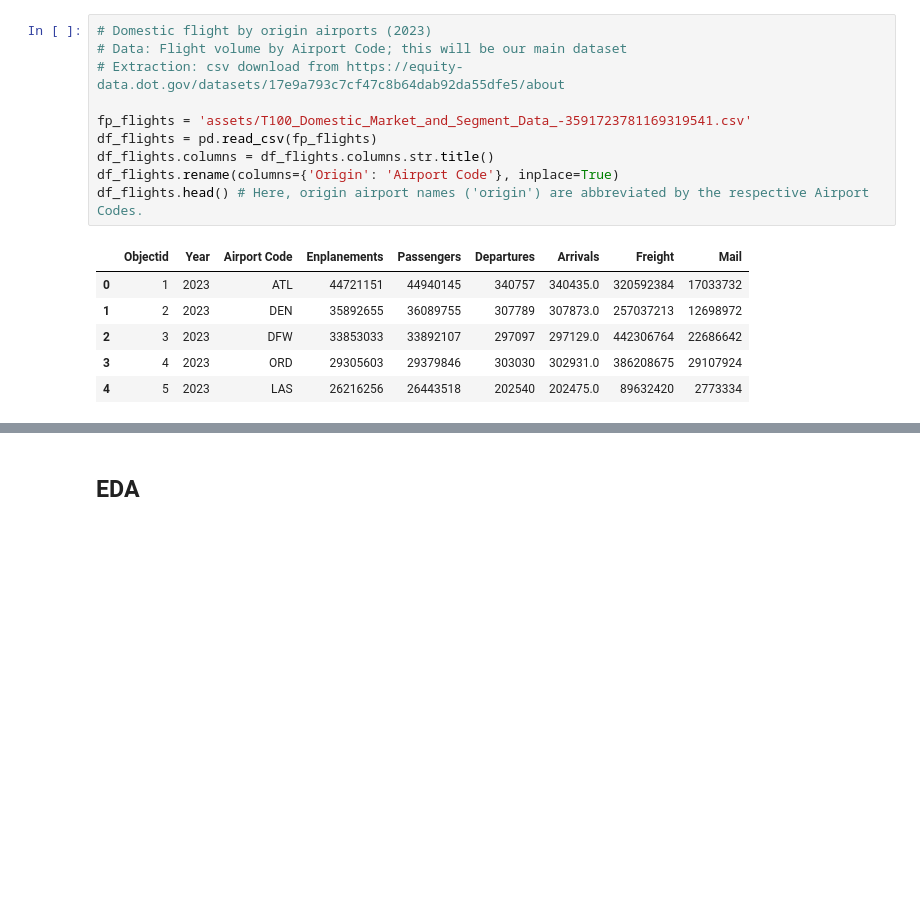
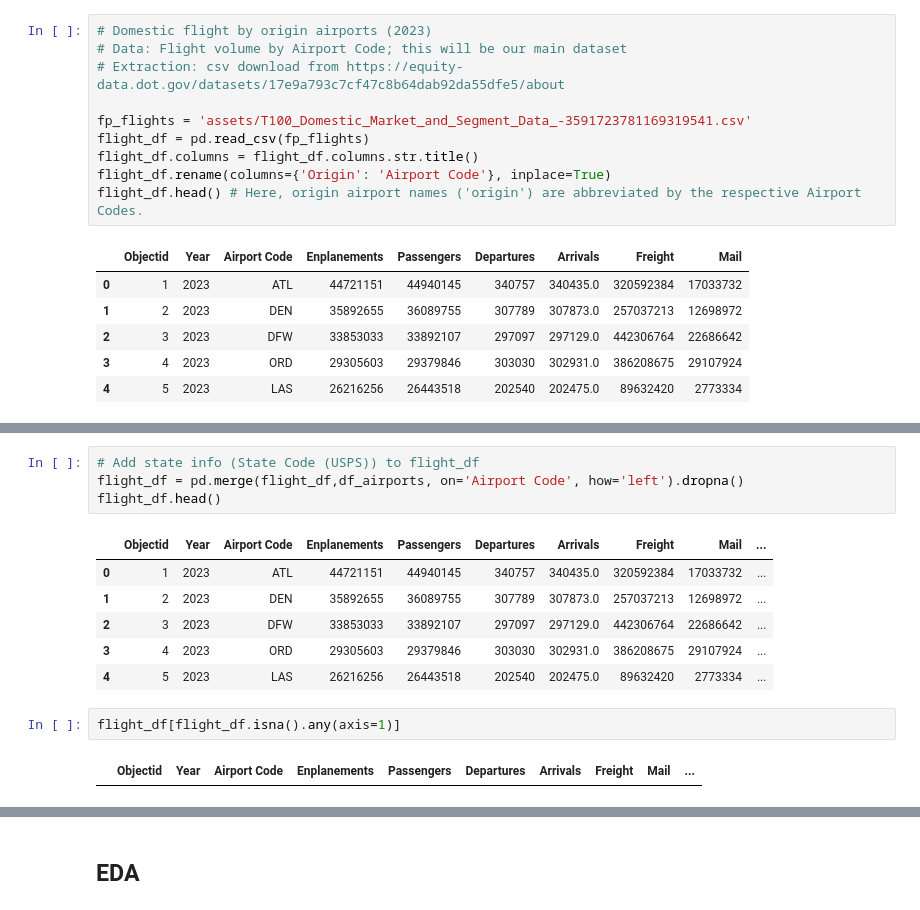
Before and after one commit to ningnonong/air-travel-project, a Jupyter notebook: EDA/MilestoneII_EDA[final].ipynb, the cells around one changed output, grey strips where cells are left out. Cells and saved outputs as stored; diff of their text form; blank space fills up the shorter version.

```diff
--- a/EDA/MilestoneII_EDA[final].ipynb
+++ b/EDA/MilestoneII_EDA[final].ipynb
@@ -137,10 +137,10 @@ acs_df.head()
 # Extraction: csv download from https://equity-data.dot.gov/datasets/17e9a793c7cf47c8b64dab92da55dfe5/about
 
 fp_flights = 'assets/T100_Domestic_Market_and_Segment_Data_-3591723781169319541.csv'
-df_flights = pd.read_csv(fp_flights)
-df_flights.columns = df_flights.columns.str.title()
-df_flights.rename(columns={'Origin': 'Airport Code'}, inplace=True)
-df_flights.head() # Here, origin airport names ('origin') are abbreviated by the respective Airport Codes.
+flight_df = pd.read_csv(fp_flights)
+flight_df.columns = flight_df.columns.str.title()
+flight_df.rename(columns={'Origin': 'Airport Code'}, inplace=True)
+flight_df.head() # Here, origin airport names ('origin') are abbreviated by the respective Airport Codes.
 # %% [output]
 |  | Objectid | Year | Airport Code | Enplanements | Passengers | Departures | Arrivals | Freight | Mail |
 | 0 | 1 | 2023 | ATL | 44721151 | 44940145 | 340757 | 340435.0 | 320592384 | 17033732 |
@@ -152,0 +174,15 @@ df_flights.head() # Here, origin airport names ('origin') are abbreviated by the
+# %%
+# Add state info (State Code (USPS)) to flight_df
+flight_df = pd.merge(flight_df,df_airports, on='Airport Code', how='left').dropna()
+flight_df.head()
+# %% [output]
+|  | Objectid | Year | Airport Code | Enplanements | Passengers | Departures | Arrivals | Freight | Mail | ... |
+| 0 | 1 | 2023 | ATL | 44721151 | 44940145 | 340757 | 340435.0 | 320592384 | 17033732 | ... |
+| 1 | 2 | 2023 | DEN | 35892655 | 36089755 | 307789 | 307873.0 | 257037213 | 12698972 | ... |
+| 2 | 3 | 2023 | DFW | 33853033 | 33892107 | 297097 | 297129.0 | 442306764 | 22686642 | ... |
+| 3 | 4 | 2023 | ORD | 29305603 | 29379846 | 303030 | 302931.0 | 386208675 | 29107924 | ... |
+| 4 | 5 | 2023 | LAS | 26216256 | 26443518 | 202540 | 202475.0 | 89632420 | 2773334 | ... |
+# %%
+flight_df[flight_df.isna().any(axis=1)]
+# %% [output]
+|  | Objectid | Year | Airport Code | Enplanements | Passengers | Departures | Arrivals | Freight | Mail | ... |
```
Also changed, not shown: parts of 12 cells of this notebook, 3 other files.
